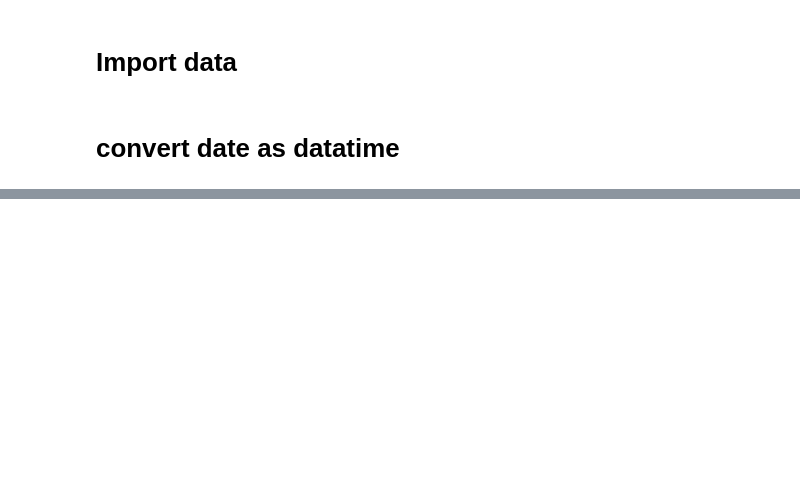
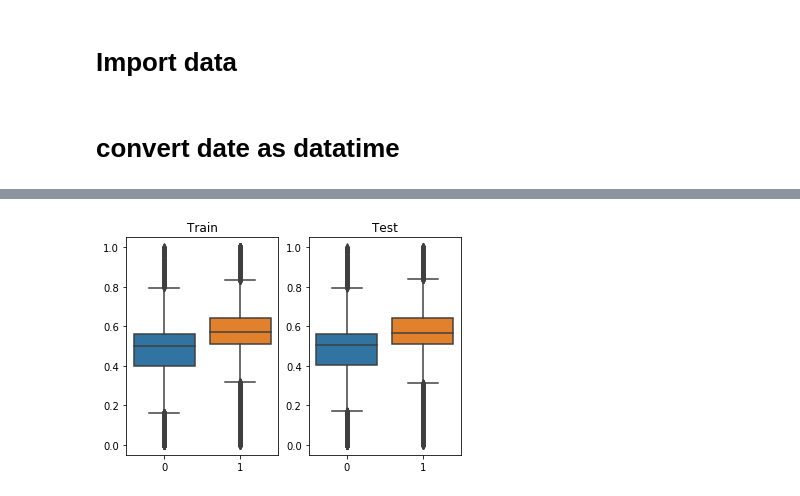
Before and after one commit to Hich69/ATP_Matches, a Jupyter notebook: notebook/ATP_Matches.ipynb, the cells around one changed output, grey strips where cells are left out. Saved outputs shown, nothing was run; the diff lists cells and outputs as text; code cells hidden in the pictures; blank space fills up the shorter version.

```diff
--- a/notebook/ATP_Matches.ipynb
+++ b/notebook/ATP_Matches.ipynb
@@ -177,0 +282,4 @@ Name: winner_name, Length: 13952, dtype: int64
+# %%
+_ = lr.boxplot()
+# %% [output]
+[figure, added]
```
Also changed, not shown: parts of 36 cells of this notebook, 1 other file.
